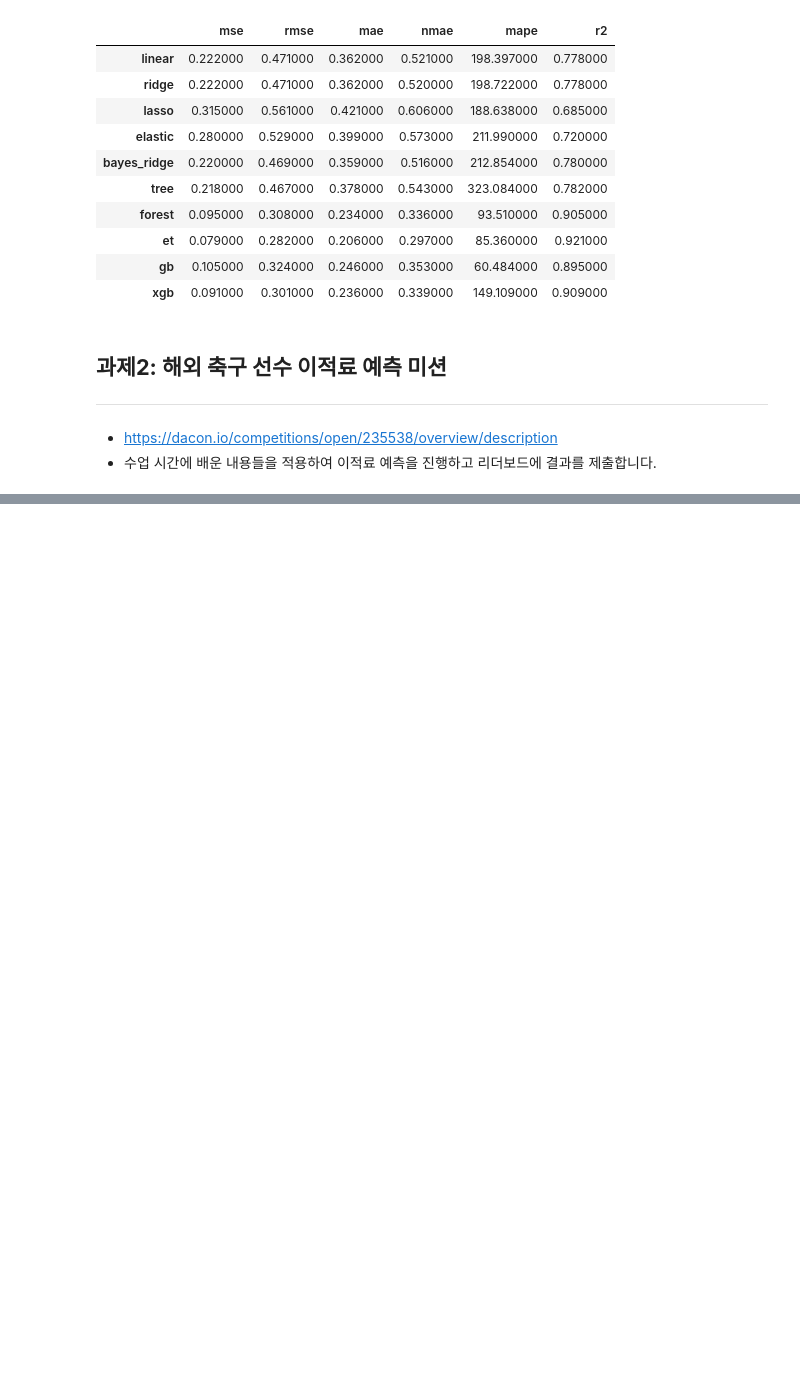
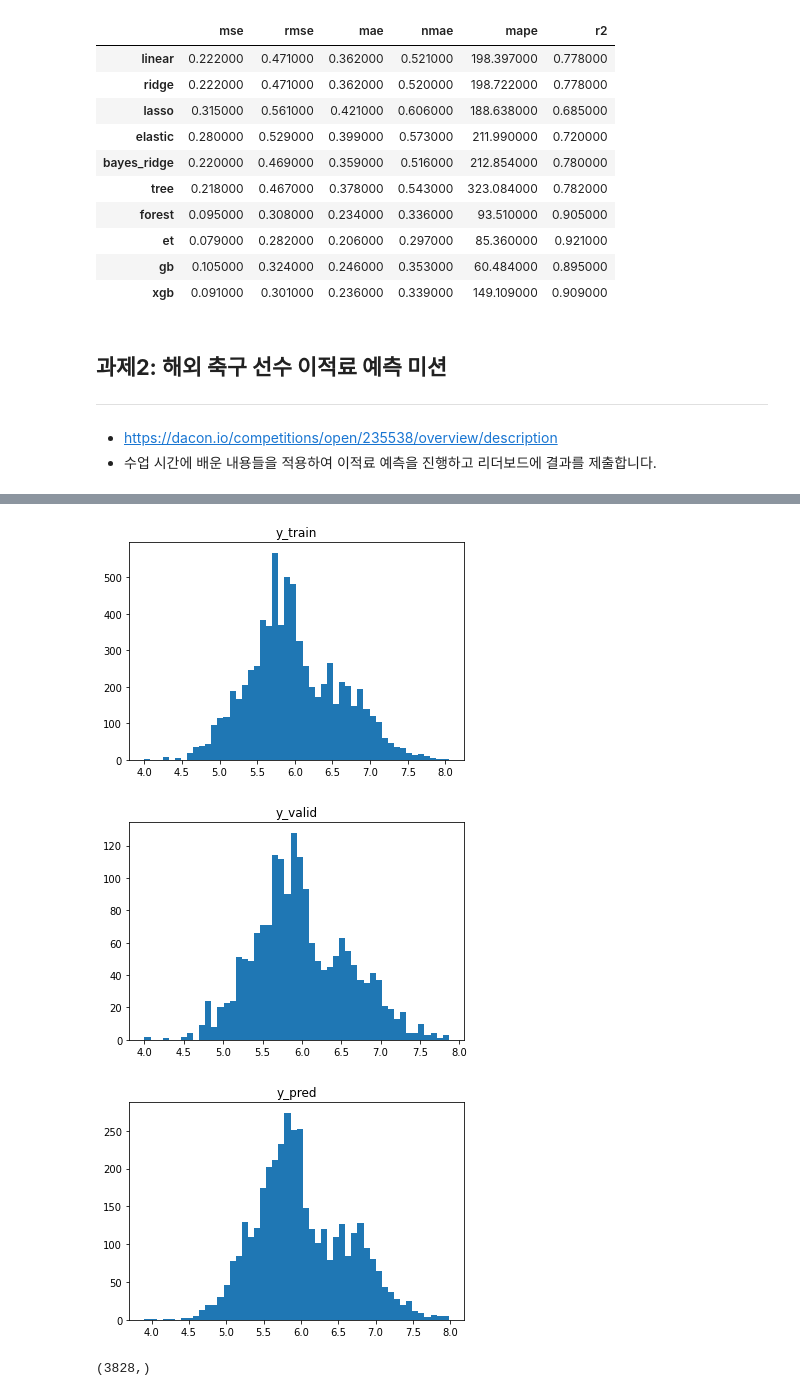
Before and after one commit to yebiny/SkillTreePython-DataAnalysis, a Jupyter notebook: 05.머신러닝기반데이터분석/해설/ch05_10_사이킷런실습_비선형회귀분석.ipynb, the cells around one changed output, grey strips where cells are left out. Drawn from its saved outputs; the diff is of its cells as text; code cells hidden in the pictures; blank space fills up the shorter version.

```diff
--- a/05.머신러닝기반데이터분석/해설/ch05_10_사이킷런실습_비선형회귀분석.ipynb
+++ b/05.머신러닝기반데이터분석/해설/ch05_10_사이킷런실습_비선형회귀분석.ipynb
@@ -487,0 +500,33 @@ df_score.style.background_gradient(cmap='Greens_r')
+# %%
+from sklearn.preprocessing import StandardScaler
+from sklearn.model_selection import train_test_split
+
+# 불필요한 속성 제거
+train = train.drop(['id', 'name', 'prefer_foot'], axis=1)
+
+# 범주 자료형 제거
+print(train.describe(include='object'))
+train = train.drop(['continent', 'contract_until', 'position'], axis=1)
+train.head()
+
+# 넘파이 변환
+X = train.iloc[:, :-1].values
+y = train.iloc[:, -1].values
+
+# 데이터 분할
+X_train, X_valid, y_train, y_valid = train_test_split(X,y, test_size=0.2,
+                                                    random_state=1)
+# 스케일링
+sc_x = StandardScaler()
+X_train = sc_x.fit_transform(X_train)
+X_valid = sc_x.transform(X_valid)
+
+# 스케일링 (로그)
+#sc_y = StandardScaler()
+#y_train = sc_y.fit_transform( np.expand_dims(y_train, 1) ).flatten()
+#y_valid = sc_y.transform( np.expand_dims(y_valid, 1) ).flatten()
+y_train = np.log10(y_train)
+y_valid = np.log10(y_valid)
+
+
+X_train.shape, y_train.shape, X_valid.shape, y_valid.shape
@@ -487,0 +643,14 @@ df_score.style.background_gradient(cmap='Greens_r')
+# %%
+for y in ['y_train', 'y_valid', 'y_pred']:
+  plt.hist(eval(y), bins=50)
+  plt.title(y)
+  plt.show()
+# %% [output]
+[figure, added]
+[figure, added]
+[figure, added]
+# %%
+y_pred =10**(y_pred)
+y_pred.shape
+# %% [output]
+(3828,)
```
Also changed, not shown: parts of 12 cells of this notebook.
